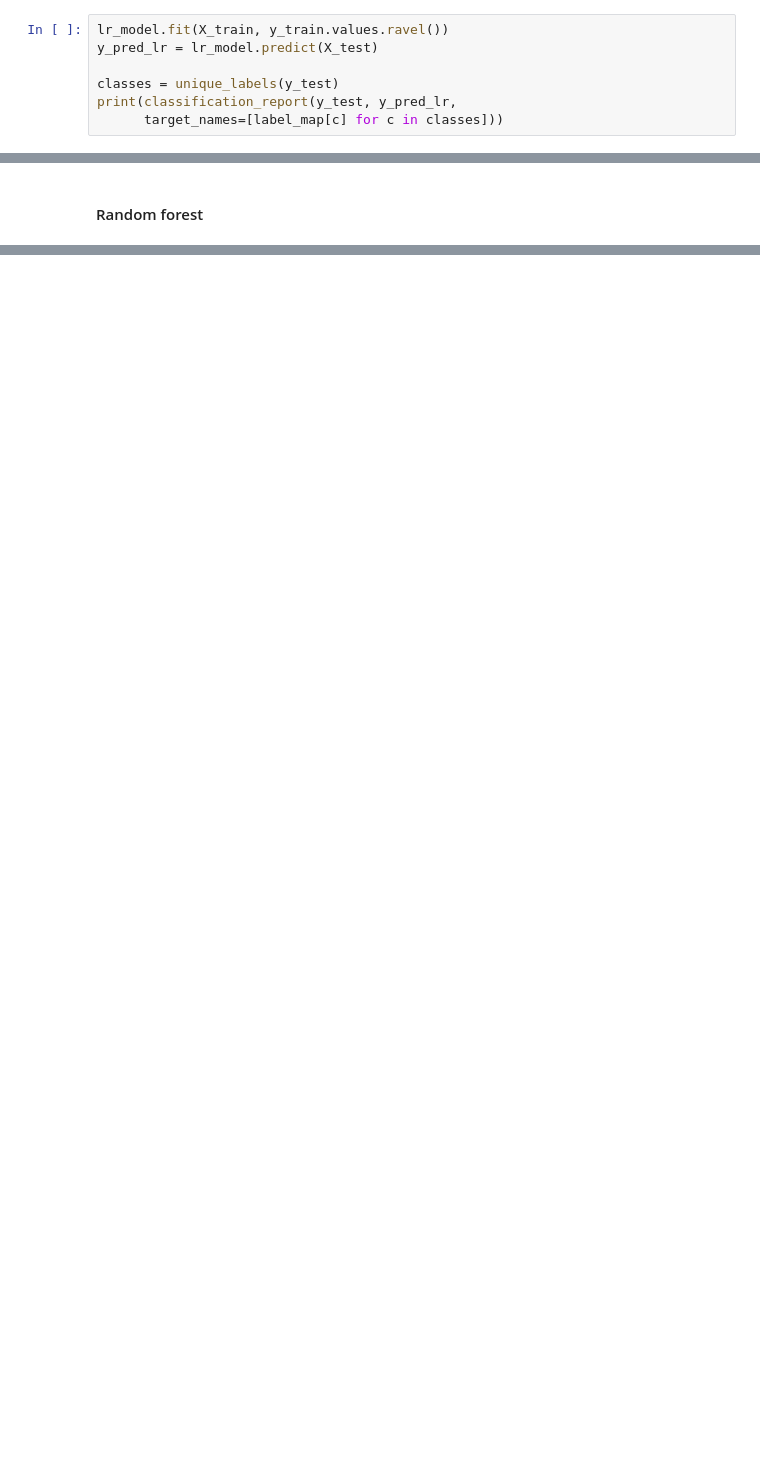
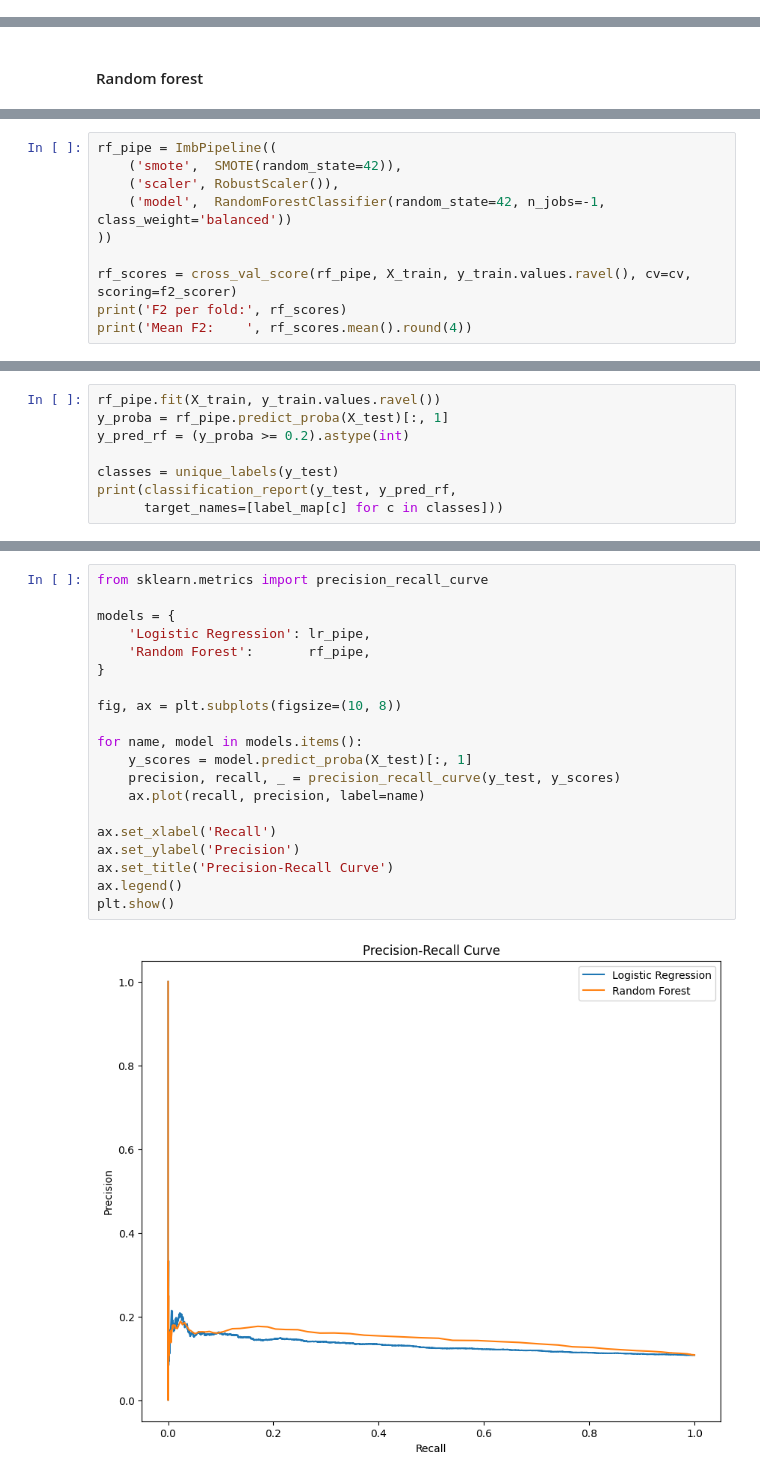
Before and after one commit to WambuiiMaina/ML_foundations-capstone-project, a Jupyter notebook: submission.ipynb, the cells around one changed output, grey strips where cells are left out. Cells and saved outputs as stored; diff of their text form; blank space fills up the shorter version.

```diff
--- a/submission.ipynb
+++ b/submission.ipynb
@@ -503,7 +481,0 @@ Mean F2:     0.0018
-# %%
-lr_model.fit(X_train, y_train.values.ravel())
-y_pred_lr = lr_model.predict(X_test)
-
-classes = unique_labels(y_test)
-print(classification_report(y_test, y_pred_lr,
-      target_names=[label_map[c] for c in classes]))
@@ -547,0 +514,10 @@ Readmitted <30       0.27      0.04      0.07      2169
+# %%
+rf_pipe = ImbPipeline((
+    ('smote',  SMOTE(random_state=42)),
+    ('scaler', RobustScaler()),
+    ('model',  RandomForestClassifier(random_state=42, n_jobs=-1, class_weight='balanced'))
+))
+
+rf_scores = cross_val_score(rf_pipe, X_train, y_train.values.ravel(), cv=cv, scoring=f2_scorer)
+print('F2 per fold:', rf_scores)
+print('Mean F2:    ', rf_scores.mean().round(4))
@@ -547,0 +527,8 @@ Readmitted <30       0.27      0.04      0.07      2169
+# %%
+rf_pipe.fit(X_train, y_train.values.ravel())
+y_proba = rf_pipe.predict_proba(X_test)[:, 1]
+y_pred_rf = (y_proba >= 0.2).astype(int)
+
+classes = unique_labels(y_test)
+print(classification_report(y_test, y_pred_rf,
+      target_names=[label_map[c] for c in classes]))
@@ -547,0 +548,22 @@ Readmitted <30       0.27      0.04      0.07      2169
+# %%
+from sklearn.metrics import precision_recall_curve
+
+models = {
+    'Logistic Regression': lr_pipe,
+    'Random Forest':       rf_pipe,
+}
+
+fig, ax = plt.subplots(figsize=(10, 8))
+
+for name, model in models.items():
+    y_scores = model.predict_proba(X_test)[:, 1]
+    precision, recall, _ = precision_recall_curve(y_test, y_scores)
+    ax.plot(recall, precision, label=name)
+
+ax.set_xlabel('Recall')
+ax.set_ylabel('Precision')
+ax.set_title('Precision-Recall Curve')
+ax.legend()
+plt.show()
+# %% [output]
+[figure, added]
```
Also changed, not shown: parts of 37 cells of this notebook, 1 other file.
